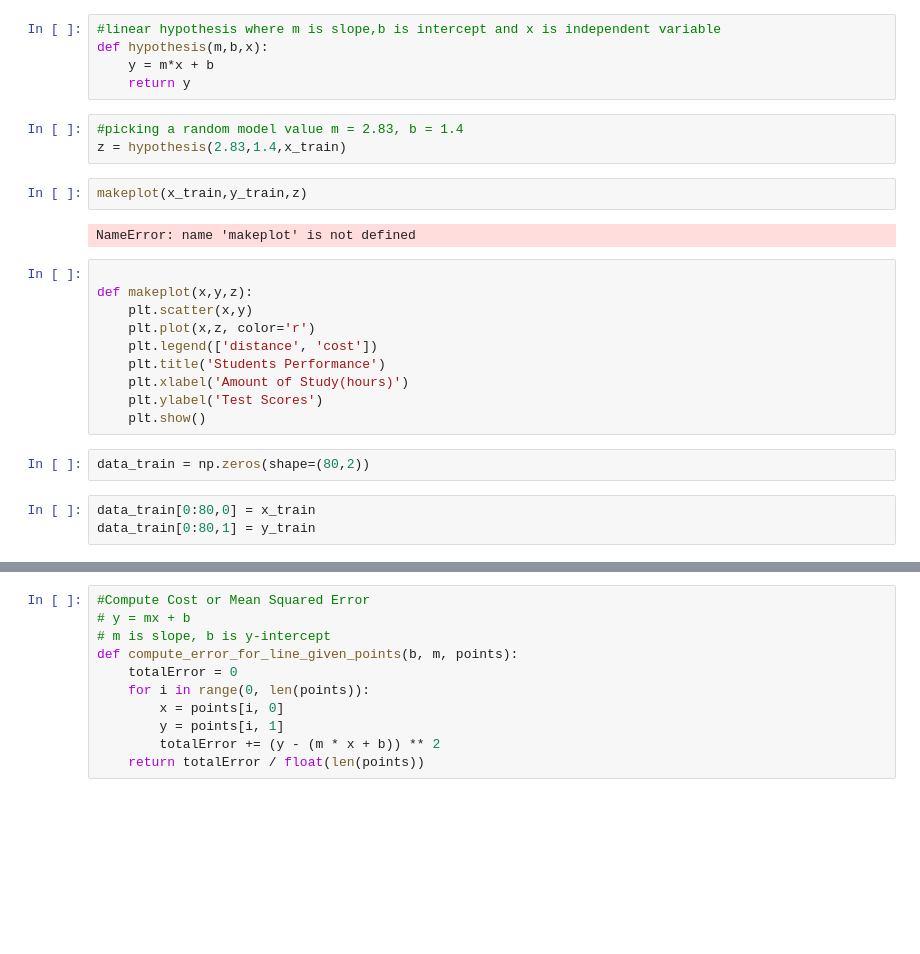
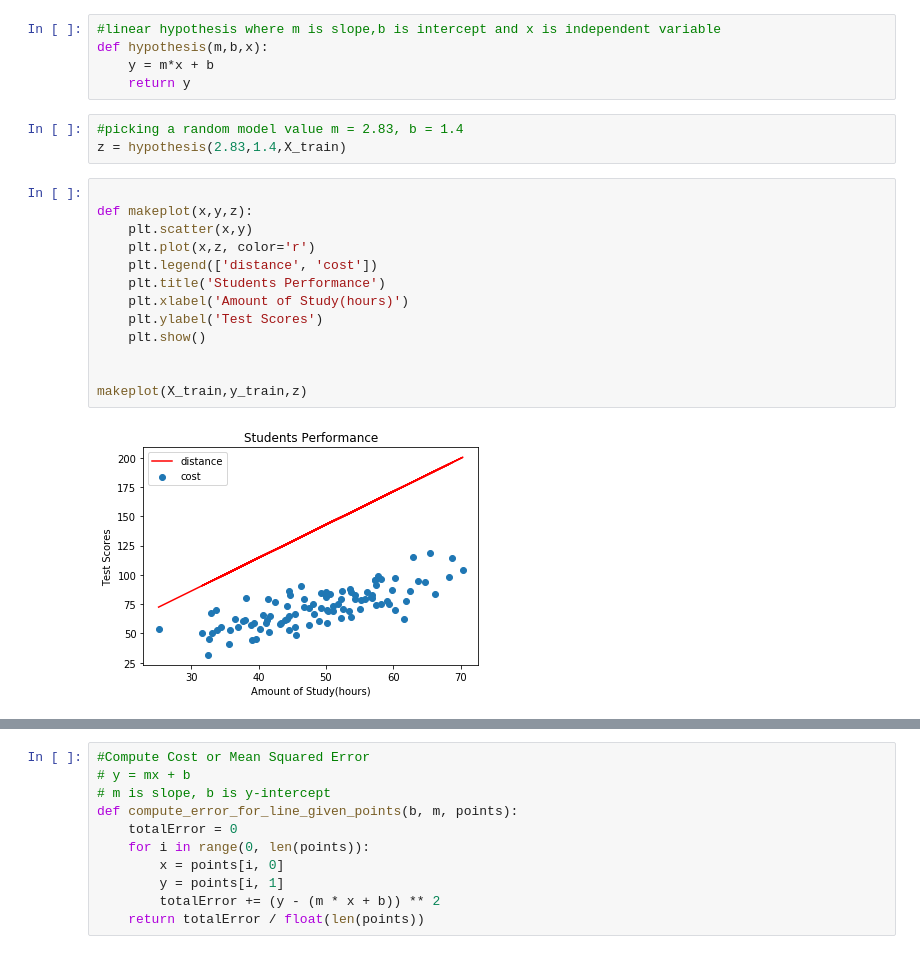
Before and after one commit to bgreatfit/MachineLearningWithPython, a Jupyter notebook: SimpleRegression/Linear Regression.ipynb, the cells around one changed output, grey strips where cells are left out. Drawn from its saved outputs; the diff is of its cells as text; blank space fills up the shorter version.

```diff
--- a/SimpleRegression/Linear Regression.ipynb
+++ b/SimpleRegression/Linear Regression.ipynb
@@ -58,23 +56,19 @@ def hypothesis(m,b,x):
     return y
 # %%
 #picking a random model value m = 2.83, b = 1.4
-z = hypothesis(2.83,1.4,x_train)
+z = hypothesis(2.83,1.4,X_train)
-# %%
-makeplot(x_train,y_train,z)
-# %% [output]
-NameError: name 'makeplot' is not defined
 # %%
 
 def makeplot(x,y,z):
     plt.scatter(x,y)
     plt.plot(x,z, color='r')
     plt.legend(['distance', 'cost'])
     plt.title('Students Performance')
     plt.xlabel('Amount of Study(hours)')
     plt.ylabel('Test Scores')
     plt.show()
+
+
+makeplot(X_train,y_train,z)
+# %% [output]
+[figure, added]
-# %%
-data_train = np.zeros(shape=(80,2))
-# %%
-data_train[0:80,0] = x_train
-data_train[0:80,1] = y_train
```
Also changed, not shown: parts of 13 cells of this notebook, 1 other file.
